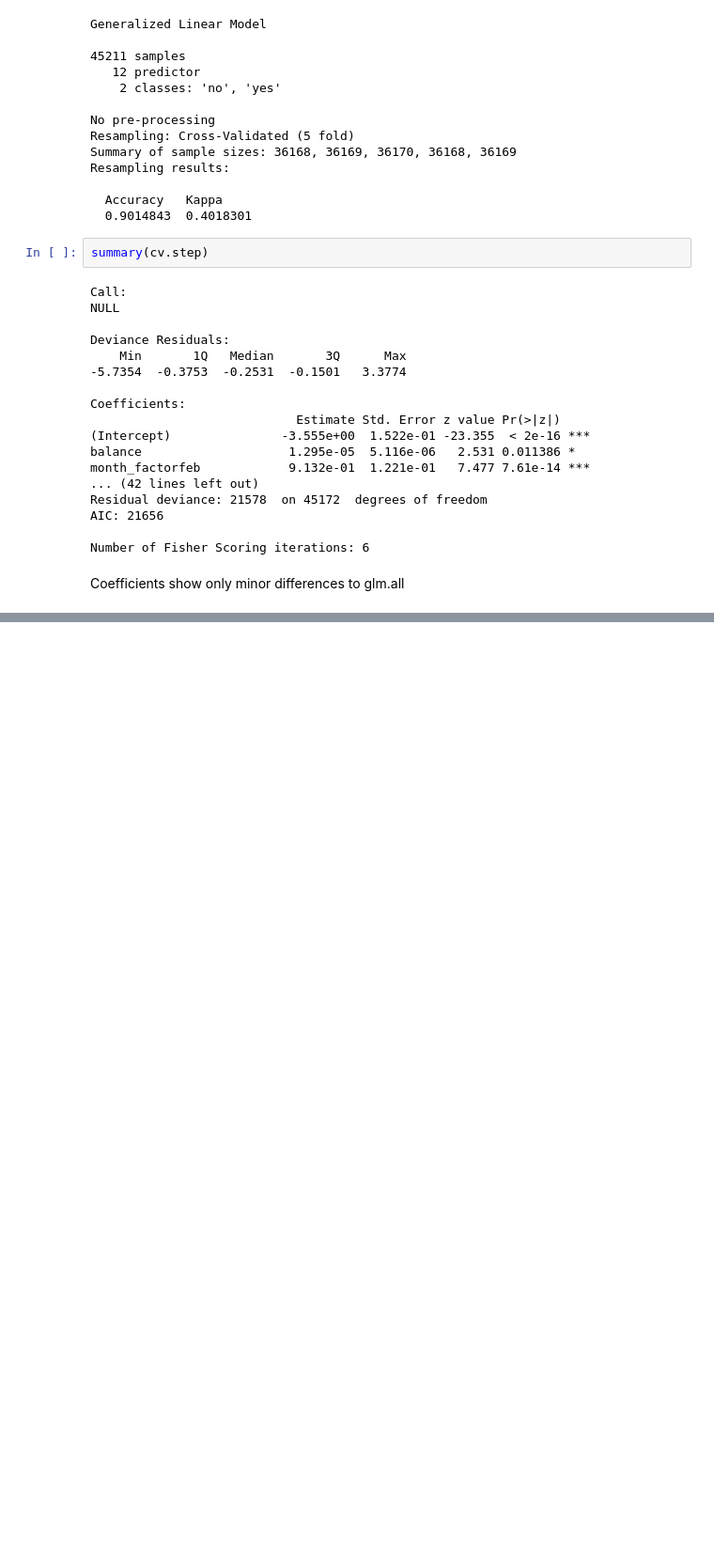
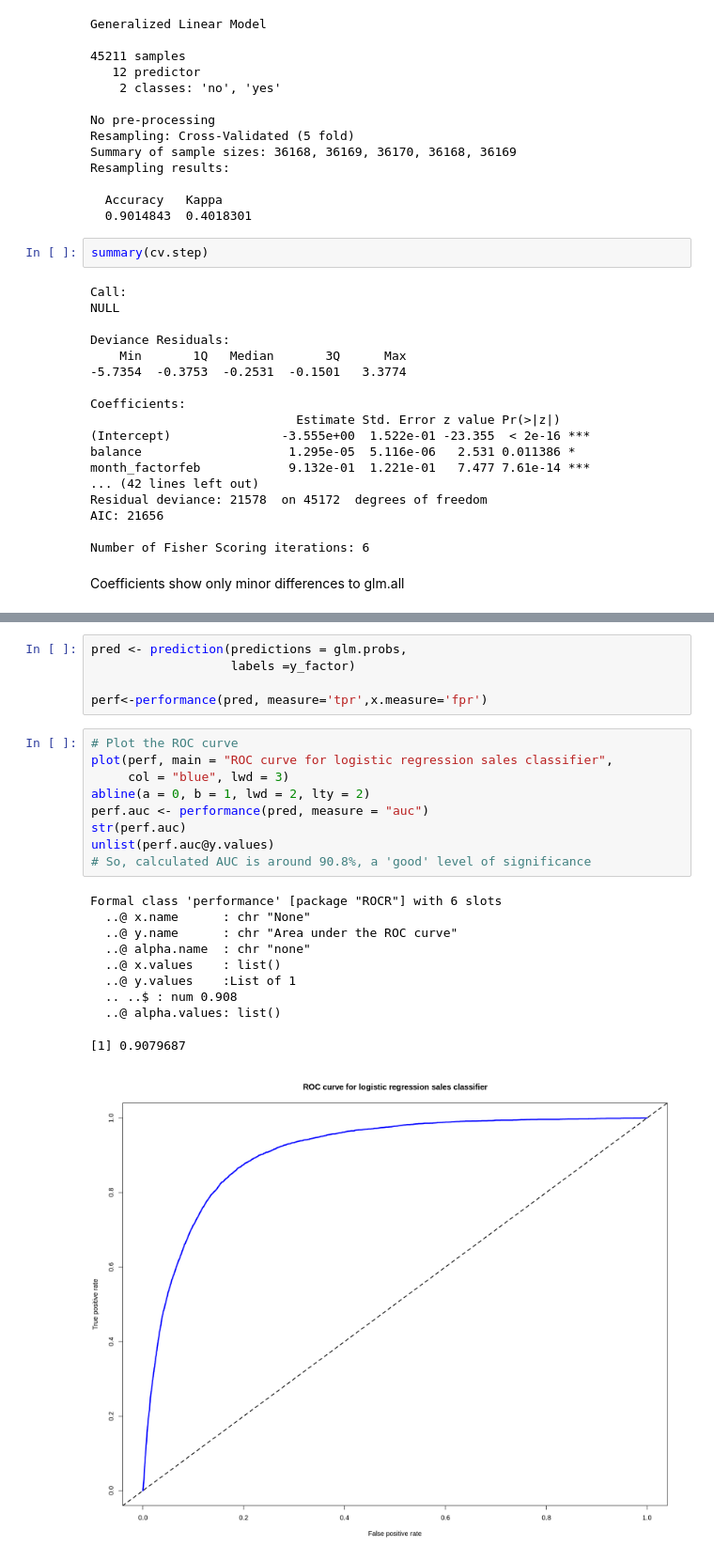
Before and after one commit to dpnolan/taba, a Jupyter notebook: TABA_Bank_data_logic_regression.ipynb, the cells around one changed output, grey strips where cells are left out. Shown at 94% size. Saved outputs shown, nothing was run; the diff lists cells and outputs as text; blank space fills up the shorter version.

```diff
--- a/TABA_Bank_data_logic_regression.ipynb
+++ b/TABA_Bank_data_logic_regression.ipynb
@@ -1256,0 +1286,25 @@ Number of Fisher Scoring iterations: 6
+# %%
+pred <- prediction(predictions = glm.probs,
+                   labels =y_factor)
+
+perf<-performance(pred, measure='tpr',x.measure='fpr')
+# %%
+# Plot the ROC curve
+plot(perf, main = "ROC curve for logistic regression sales classifier",
+     col = "blue", lwd = 3)
+abline(a = 0, b = 1, lwd = 2, lty = 2)
+perf.auc <- performance(pred, measure = "auc")
+str(perf.auc)
+unlist(perf.auc@y.values)
+# So, calculated AUC is around 90.8%, a 'good' level of significance
+# %% [output]
+Formal class 'performance' [package "ROCR"] with 6 slots
+  ..@ x.name      : chr "None"
+  ..@ y.name      : chr "Area under the ROC curve"
+  ..@ alpha.name  : chr "none"
+  ..@ x.values    : list()
+  ..@ y.values    :List of 1
+  .. ..$ : num 0.908
+  ..@ alpha.values: list()
+[1] 0.9079687
+[figure, added]
```
Also changed, not shown: parts of 6 cells of this notebook.
